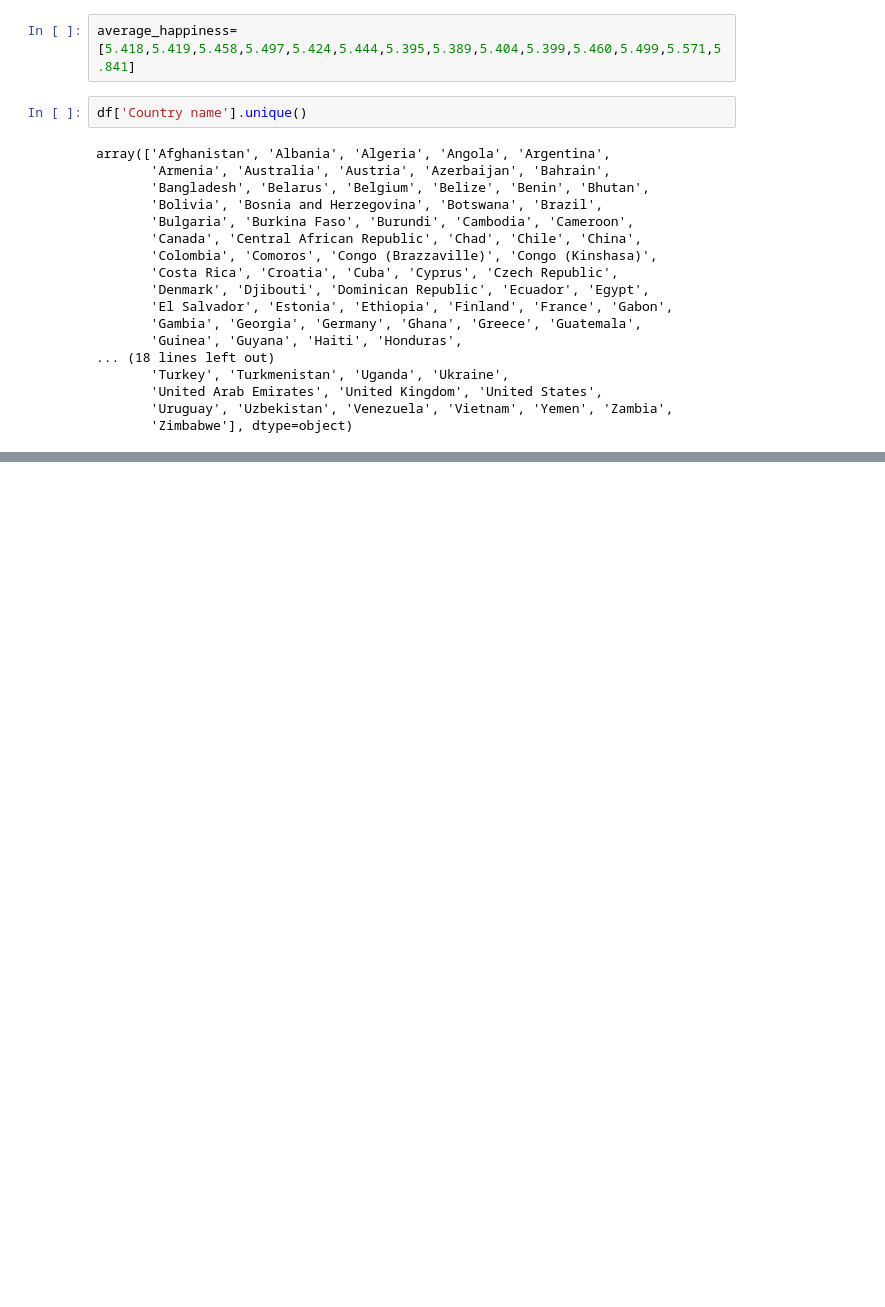
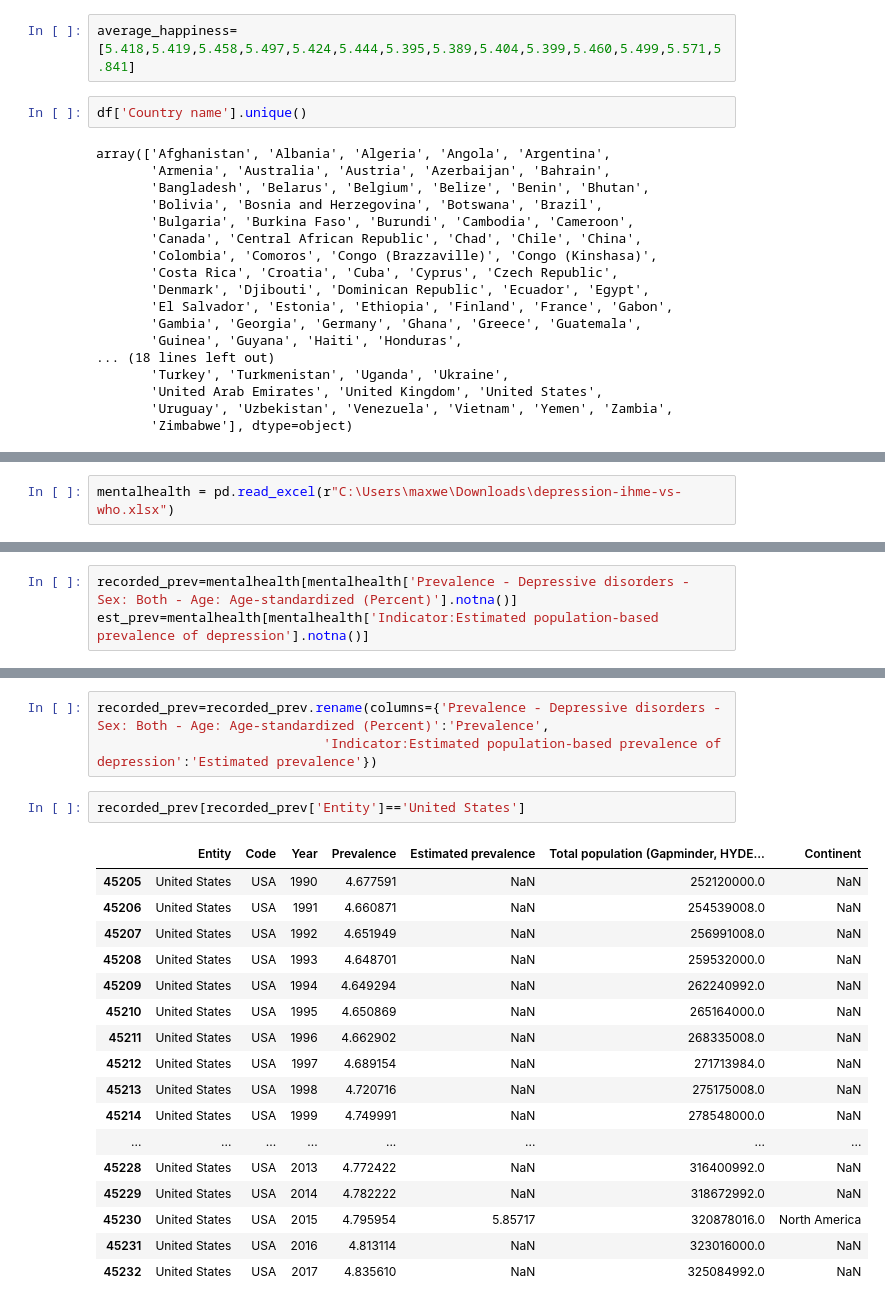
Before and after one commit to hagerna/World-Happiness-Data, a Jupyter notebook: Linnea_Nygren/Jupyter Notebooks/World Happiness (1).ipynb, the cells around one changed output, grey strips where cells are left out. Saved outputs shown, nothing was run; the diff lists cells and outputs as text; blank space fills up the shorter version.

```diff
--- a/Linnea_Nygren/Jupyter Notebooks/World Happiness.ipynb
+++ b/Linnea_Nygren/Jupyter Notebooks/World Happiness (1).ipynb
@@ -78,3 +78,5 @@ array(['Afghanistan', 'Albania', 'Algeria', 'Angola', 'Argentina',
 px.line(x=[2007,2008,2009,2010,2011,2012,2013,2014,2015,2016,2017,2018,2019,2020], y=average_happiness)
 # %% [output]
 [interactive output not drawn]
+# %%
+mentalhealth = pd.read_excel(r"C:\Users\maxwe\Downloads\depression-ihme-vs-who.xlsx")
@@ -80,0 +92,3 @@ px.line(x=[2007,2008,2009,2010,2011,2012,2013,2014,2015,2016,2017,2018,2019,2020
+# %%
+recorded_prev=mentalhealth[mentalhealth['Prevalence - Depressive disorders - Sex: Both - Age: Age-standardized (Percent)'].notna()]
+est_prev=mentalhealth[mentalhealth['Indicator:Estimated population-based prevalence of depression'].notna()]
@@ -80,0 +111,23 @@ px.line(x=[2007,2008,2009,2010,2011,2012,2013,2014,2015,2016,2017,2018,2019,2020
+# %%
+recorded_prev=recorded_prev.rename(columns={'Prevalence - Depressive disorders - Sex: Both - Age: Age-standardized (Percent)':'Prevalence',
+                             'Indicator:Estimated population-based prevalence of depression':'Estimated prevalence'})
+# %%
+recorded_prev[recorded_prev['Entity']=='United States']
+# %% [output]
+|  | Entity | Code | Year | Prevalence | Estimated prevalence | Total population (Gapminder, HYDE... | Continent |
+| 45205 | United States | USA | 1990 | 4.677591 | NaN | 252120000.0 | NaN |
+| 45206 | United States | USA | 1991 | 4.660871 | NaN | 254539008.0 | NaN |
+| 45207 | United States | USA | 1992 | 4.651949 | NaN | 256991008.0 | NaN |
+| 45208 | United States | USA | 1993 | 4.648701 | NaN | 259532000.0 | NaN |
+| 45209 | United States | USA | 1994 | 4.649294 | NaN | 262240992.0 | NaN |
+| 45210 | United States | USA | 1995 | 4.650869 | NaN | 265164000.0 | NaN |
+| 45211 | United States | USA | 1996 | 4.662902 | NaN | 268335008.0 | NaN |
+| 45212 | United States | USA | 1997 | 4.689154 | NaN | 271713984.0 | NaN |
+| 45213 | United States | USA | 1998 | 4.720716 | NaN | 275175008.0 | NaN |
+| 45214 | United States | USA | 1999 | 4.749991 | NaN | 278548000.0 | NaN |
+| ... | ... | ... | ... | ... | ... | ... | ... |
+| 45228 | United States | USA | 2013 | 4.772422 | NaN | 316400992.0 | NaN |
+| 45229 | United States | USA | 2014 | 4.782222 | NaN | 318672992.0 | NaN |
+| 45230 | United States | USA | 2015 | 4.795954 | 5.85717 | 320878016.0 | North America |
+| 45231 | United States | USA | 2016 | 4.813114 | NaN | 323016000.0 | NaN |
+| 45232 | United States | USA | 2017 | 4.835610 | NaN | 325084992.0 | NaN |
```
Also changed, not shown: parts of 4 cells of this notebook, 2 other files.
